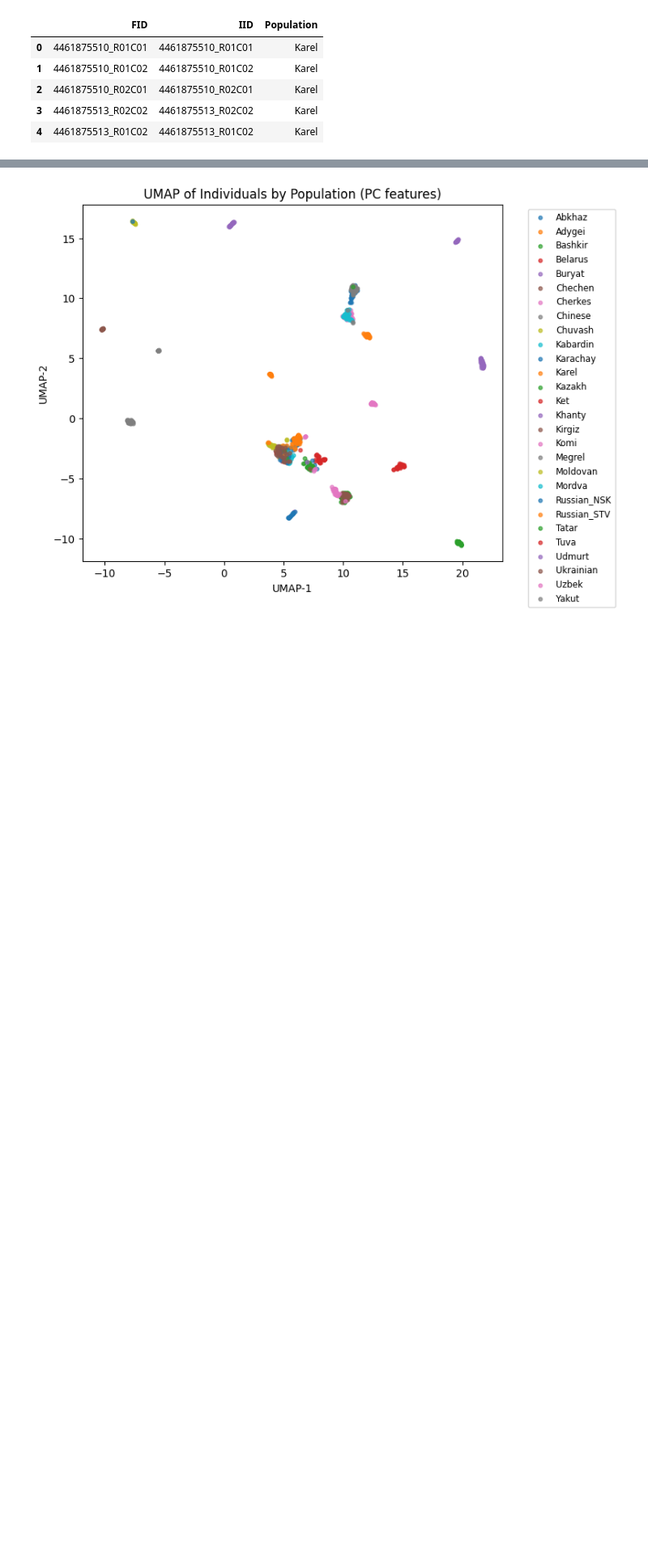
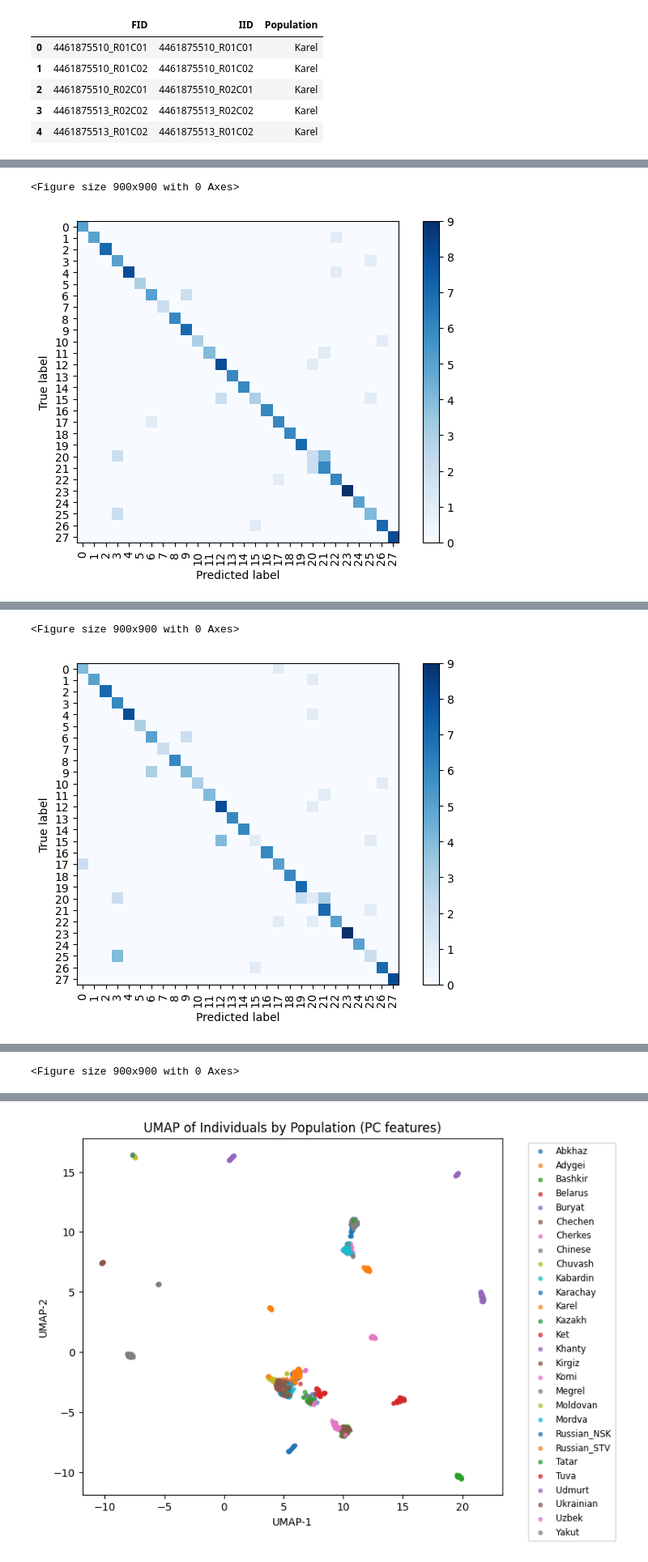
Before and after one commit to AnnyNny/population_classification, a Jupyter notebook: Russian_population_ML.ipynb, the cells around one changed output, grey strips where cells are left out. Shown at 81% size. Saved outputs shown, nothing was run; the diff lists cells and outputs as text; code cells hidden in the pictures; blank space fills up the shorter version.

```diff
--- a/Russian_population_ML.ipynb
+++ b/Russian_population_ML.ipynb
@@ -610,0 +246,10 @@ plt.show()
+# %%
+from sklearn.preprocessing import StandardScaler
+
+scaler = StandardScaler()
+X_train_scaled = scaler.fit_transform(X_train)
+X_test_scaled = scaler.transform(X_test)
+
+for name, model in models.items():
+    scores = cross_val_score(model, X_train_scaled, y_train, cv=5, scoring="accuracy")
+    print(f"{name}: mean accuracy = {scores.mean():.3f} ± {scores.std():.3f}")
@@ -610,0 +264,10 @@ plt.show()
+# %%
+from sklearn.preprocessing import StandardScaler
+from sklearn import metrics
+scaler = StandardScaler()
+X_train_scaled = scaler.fit_transform(X_train)
+X_test_scaled = scaler.transform(X_test)
+
+for name, model in models.items():
+    scores = cross_val_score(model, X_train_scaled, y_train, cv=5, scoring="f1_macro")
+    print(f"{name}: mean F1-score = {scores.mean():.3f} ± {scores.std():.3f}")
@@ -610,0 +381,54 @@ plt.show()
+# %%
+# --- evaluate those top-3 on TEST ---
+from sklearn.metrics import (accuracy_score, balanced_accuracy_score, f1_score,
+                             log_loss, top_k_accuracy_score, classification_report,
+                             confusion_matrix, ConfusionMatrixDisplay)
+import matplotlib.pyplot as plt
+
+test_rows = []
+for d in top3:
+    name = d["name"]
+    model = d["best"]
+
+    y_pred = model.predict(X_test_scaled)               # keep the same feature scale as CV
+    has_proba = hasattr(model, "predict_proba")
+    y_proba = model.predict_proba(X_test_scaled) if has_proba else None
+
+    acc  = accuracy_score(y_test, y_pred)
+    bacc = balanced_accuracy_score(y_test, y_pred)
+    f1m  = f1_score(y_test, y_pred, average="macro")
+    ll   = log_loss(y_test, y_proba) if has_proba else np.nan
+    top2 = top_k_accuracy_score(y_test, y_proba, k=2) if has_proba else np.nan
+
+    print(f"\n=== TEST metrics for {name} ===")
+    print(f"Accuracy:          {acc:.3f}")
+    print(f"Balanced Accuracy: {bacc:.3f}")
+    print(f"Macro-F1:          {f1m:.3f}")
+    if has_proba:
+        print(f"LogLoss:           {ll:.3f}")
+        print(f"Top-2 Accuracy:    {top2:.3f}")
+
+    # save report + confusion matrix for each top model
+    rep = classification_report(y_test, y_pred, digits=3)
+    with open(f"tuned_models/{name}_TEST_report.txt", "w") as f:
+        f.write(rep)
+
+    cm = confusion_matrix(y_test, y_pred)
+    disp = ConfusionMatrixDisplay(confusion_matrix=cm)
+    plt.figure(figsize=(9,9))
+    disp.plot(include_values=False, cmap="Blues", xticks_rotation=90)
+    plt.tight_layout()
+    plt.savefig(f"tuned_models/{name}_TEST_confusion_matrix.png", dpi=300, bbox_inches="tight")
+    plt.show()
+    plt.close()
+
+    test_rows.append({
+        "model": name,
+        "cv_balanced_accuracy": d["cv_ba"],
+        "test_accuracy": acc,
+        "test_balanced_accuracy": bacc,
+        "test_macro_f1": f1m,
+        "test_log_loss": ll,
+        "test_top2_accuracy": top2
+    })
+# %% [output]
@@ -610,0 +441,2 @@ plt.show()
+<Figure size 900x900 with 0 Axes>
+[figure, added]
@@ -610,0 +449,2 @@ plt.show()
+<Figure size 900x900 with 0 Axes>
+[figure, added]
@@ -610,0 +457 @@ plt.show()
+<Figure size 900x900 with 0 Axes>
```
Also changed, not shown: parts of 65 cells of this notebook.
